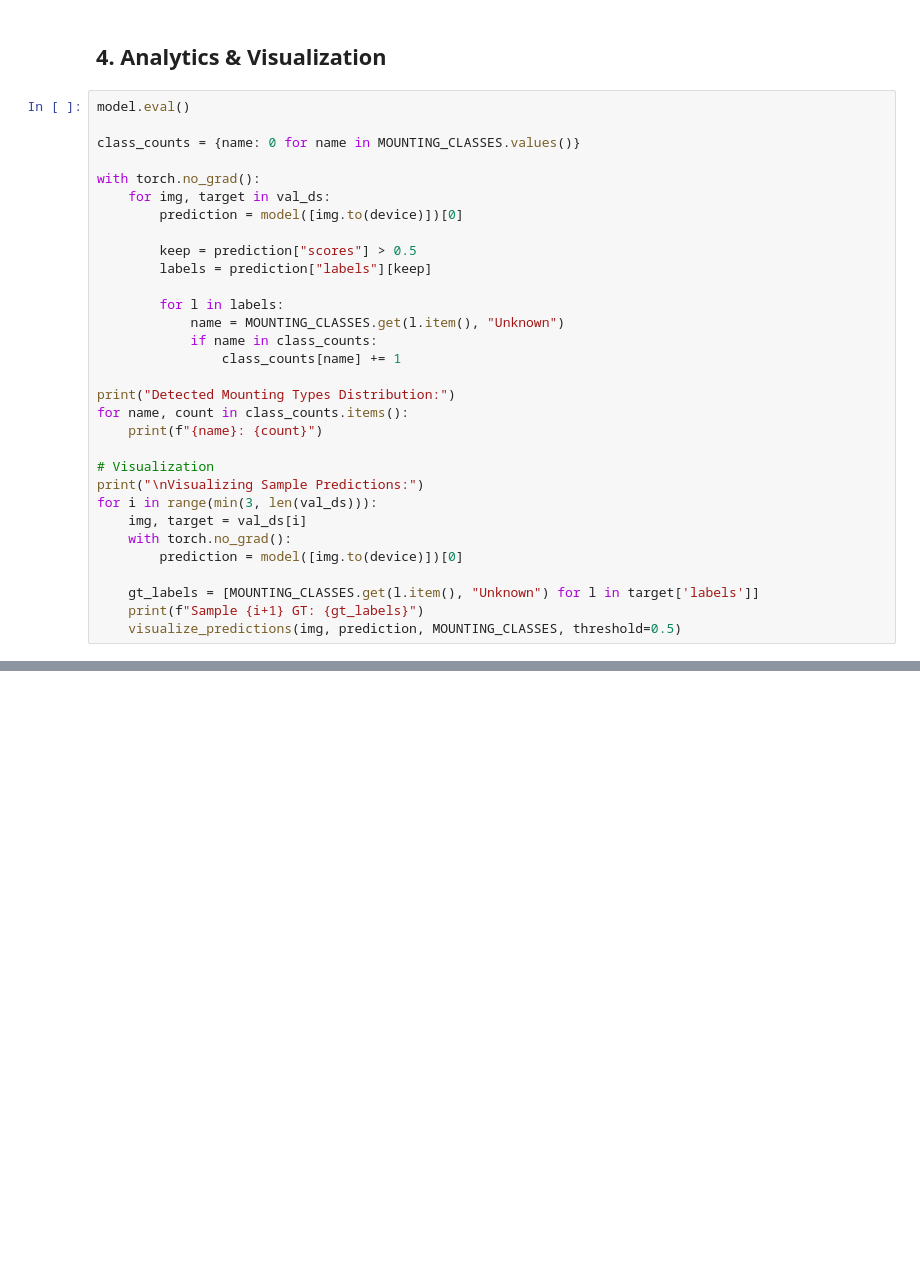
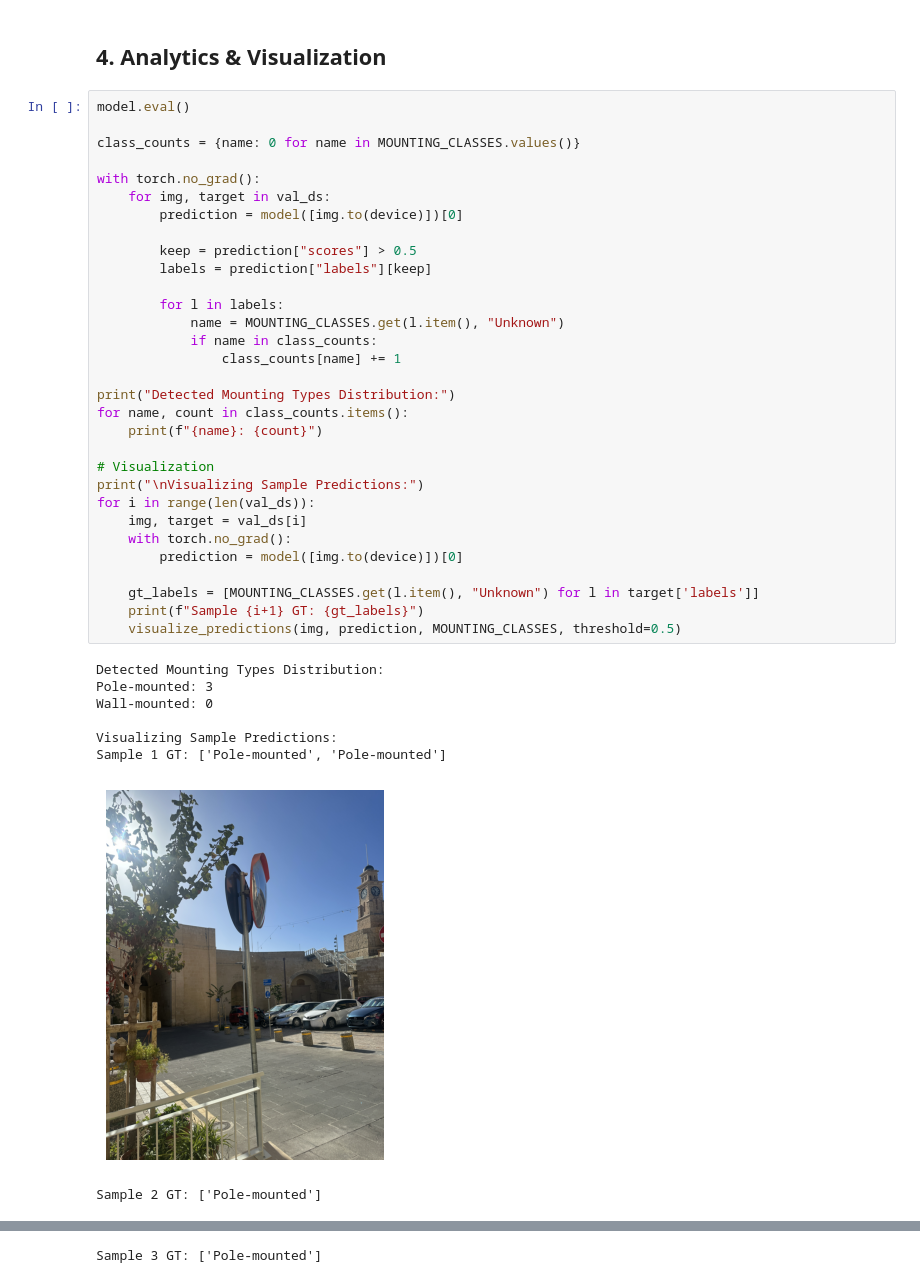
Before and after one commit to liv0ri/Computer-Vision-2, a Jupyter notebook: 2b_mounting_type_stefania_livori.ipynb, the cells around one changed output, grey strips where cells are left out. Cells and saved outputs as stored; diff of their text form; blank space fills up the shorter version.

```diff
--- a/2b_mounting_type_stefania_livori.ipynb
+++ b/2b_mounting_type_stefania_livori.ipynb
@@ -226,31 +250,40 @@ for epoch in range(num_epochs):
 # %%
 model.eval()
 
 class_counts = {name: 0 for name in MOUNTING_CLASSES.values()}
 
 with torch.no_grad():
     for img, target in val_ds:
         prediction = model([img.to(device)])[0]
 
         keep = prediction["scores"] > 0.5
         labels = prediction["labels"][keep]
 
         for l in labels:
             name = MOUNTING_CLASSES.get(l.item(), "Unknown")
             if name in class_counts:
                 class_counts[name] += 1
 
 print("Detected Mounting Types Distribution:")
 for name, count in class_counts.items():
     print(f"{name}: {count}")
 
 # Visualization
 print("\nVisualizing Sample Predictions:")
-for i in range(min(3, len(val_ds))):
+for i in range(len(val_ds)):
     img, target = val_ds[i]
     with torch.no_grad():
         prediction = model([img.to(device)])[0]
 
     gt_labels = [MOUNTING_CLASSES.get(l.item(), "Unknown") for l in target['labels']]
     print(f"Sample {i+1} GT: {gt_labels}")
     visualize_predictions(img, prediction, MOUNTING_CLASSES, threshold=0.5)
+# %% [output]
+Detected Mounting Types Distribution:
+Pole-mounted: 3
+Wall-mounted: 0
+
+Visualizing Sample Predictions:
+Sample 1 GT: ['Pole-mounted', 'Pole-mounted']
+[figure, added]
+Sample 2 GT: ['Pole-mounted']
@@ -256,0 +291 @@ for i in range(min(3, len(val_ds))):
+Sample 3 GT: ['Pole-mounted']
```
Also changed, not shown: parts of 5 cells of this notebook, 1 other file.
